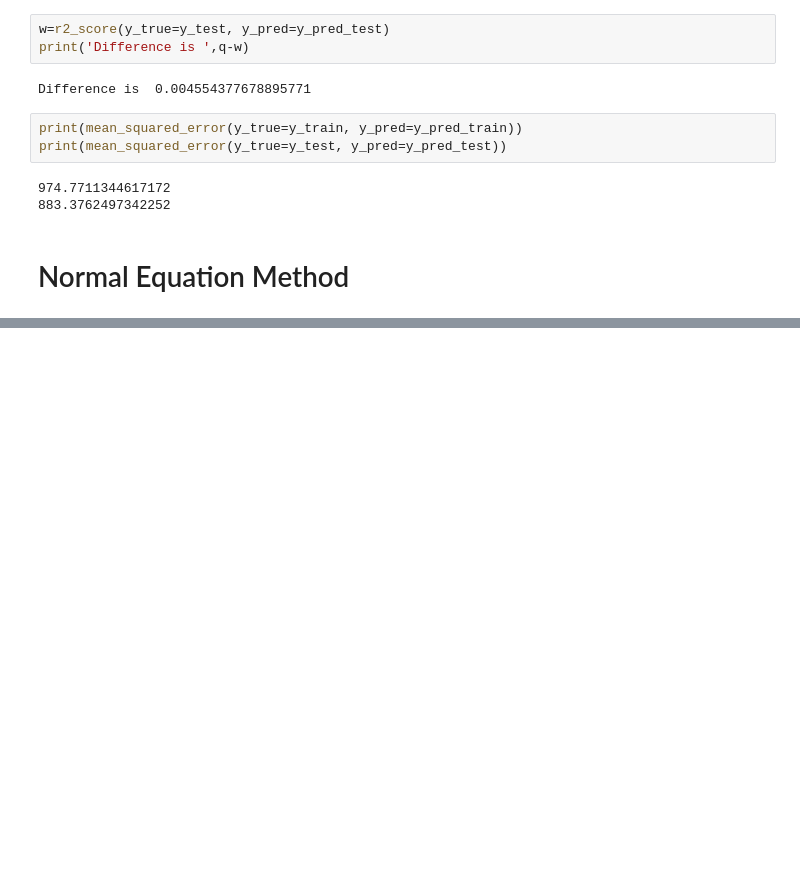
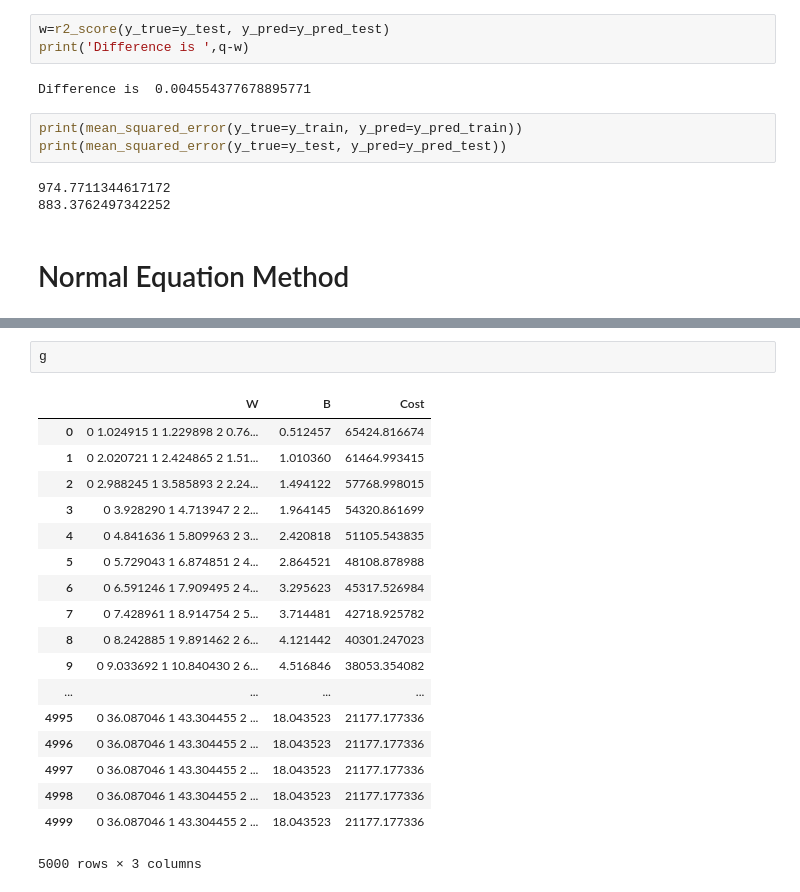
Before and after one commit to sudhirjangra/Machine-Learning, a Jupyter notebook: 1st_Model.ipynb, the cells around one changed output, grey strips where cells are left out. Drawn from its saved outputs; the diff is of its cells as text; blank space fills up the shorter version.

```diff
--- a/1st_Model.ipynb
+++ b/1st_Model.ipynb
@@ -298,0 +362,21 @@ See the caveats in the documentation: http://pandas.pydata.org/pandas-docs/stabl
+# %%
+g
+# %% [output]
+|  | W | B | Cost |
+| 0 | 0 1.024915 1 1.229898 2 0.76... | 0.512457 | 65424.816674 |
+| 1 | 0 2.020721 1 2.424865 2 1.51... | 1.010360 | 61464.993415 |
+| 2 | 0 2.988245 1 3.585893 2 2.24... | 1.494122 | 57768.998015 |
+| 3 | 0 3.928290 1 4.713947 2 2... | 1.964145 | 54320.861699 |
+| 4 | 0 4.841636 1 5.809963 2 3... | 2.420818 | 51105.543835 |
+| 5 | 0 5.729043 1 6.874851 2 4... | 2.864521 | 48108.878988 |
+| 6 | 0 6.591246 1 7.909495 2 4... | 3.295623 | 45317.526984 |
+| 7 | 0 7.428961 1 8.914754 2 5... | 3.714481 | 42718.925782 |
+| 8 | 0 8.242885 1 9.891462 2 6... | 4.121442 | 40301.247023 |
+| 9 | 0 9.033692 1 10.840430 2 6... | 4.516846 | 38053.354082 |
+| ... | ... | ... | ... |
+| 4995 | 0 36.087046 1 43.304455 2 ... | 18.043523 | 21177.177336 |
+| 4996 | 0 36.087046 1 43.304455 2 ... | 18.043523 | 21177.177336 |
+| 4997 | 0 36.087046 1 43.304455 2 ... | 18.043523 | 21177.177336 |
+| 4998 | 0 36.087046 1 43.304455 2 ... | 18.043523 | 21177.177336 |
+| 4999 | 0 36.087046 1 43.304455 2 ... | 18.043523 | 21177.177336 |
+5000 rows × 3 columns
```
Also changed, not shown: parts of 7 cells of this notebook.
